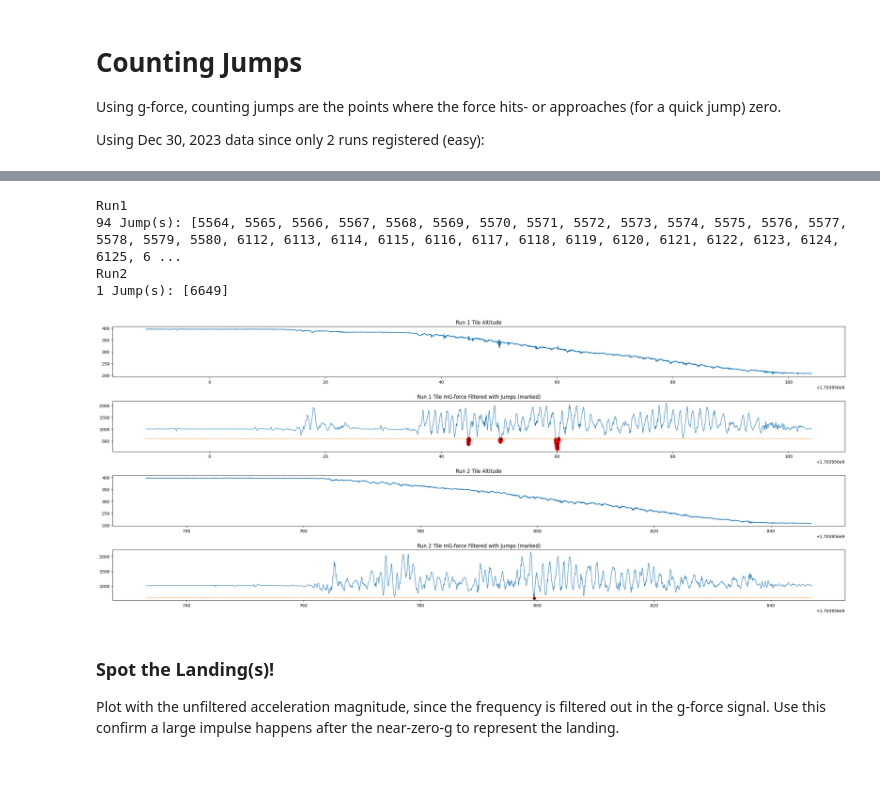
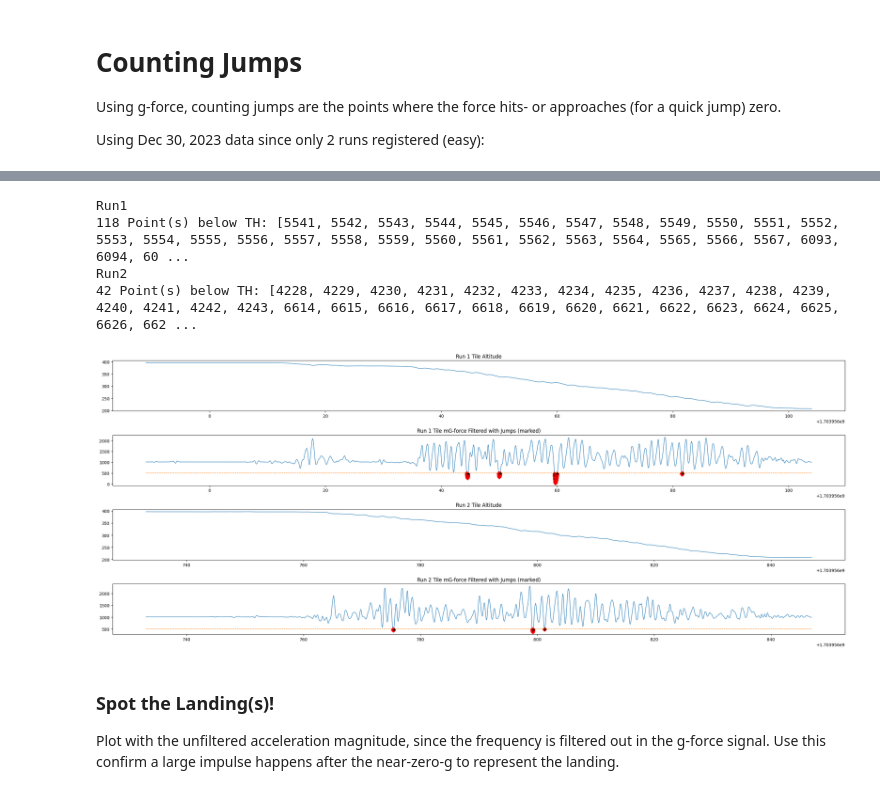
Before and after one commit to Nagillimi/Skiing-Logging, a Jupyter notebook: PROCESSING/algorithm_jump_identification.ipynb, the cells around one changed output, grey strips where cells are left out. Saved outputs shown, nothing was run; the diff lists cells and outputs as text; code cells hidden in the pictures.

Commit message:
full jump analysis, export logfile * fixed bugs * orientations -> Tile not TileTrack * logging across all TileTracks with the same file * better jump range search method with windowed std

```diff
--- a/PROCESSING/algorithm_jump_identification.ipynb
+++ b/PROCESSING/algorithm_jump_identification.ipynb
@@ -21,40 +37,40 @@ run2 = tile_2023_12_30_runs[1]
 Run count: 3
 # %%
-jump_mg_th = 600
+jump_mg_th = 500 # relatively high to trigger more data!
 
-run1_jumps = idxsUnderTH(run1.mG_lpf, jump_mg_th)
+run1_jumps = idxsUnderTH(run1.mG_lpf(), jump_mg_th)
 print('Run1')
-print(len(run1_jumps), 'Jump(s):', run1_jumps)
+print(len(run1_jumps), 'Point(s) below TH:', run1_jumps)
 
-run2_jumps = idxsUnderTH(run2.mG_lpf, jump_mg_th)
+run2_jumps = idxsUnderTH(run2.mG_lpf(), jump_mg_th)
 print('Run2')
-print(len(run2_jumps), 'Jump(s):', run2_jumps)
+print(len(run2_jumps), 'Point(s) below TH:', run2_jumps)
 # %% [output]
 Run1
-94 Jump(s): [5564, 5565, 5566, 5567, 5568, 5569, 5570, 5571, 5572, 5573, 5574, 5575, 5576, 5577, 5578, 5579, 5580, 6112, 6113, 6114, 6115, 6116, 6117, 6118, 6119, 6120, 6121, 6122, 6123, 6124, 6125, 6 ...
+118 Point(s) below TH: [5541, 5542, 5543, 5544, 5545, 5546, 5547, 5548, 5549, 5550, 5551, 5552, 5553, 5554, 5555, 5556, 5557, 5558, 5559, 5560, 5561, 5562, 5563, 5564, 5565, 5566, 5567, 6093, 6094, 60 ...
 Run2
-1 Jump(s): [6649]
+42 Point(s) below TH: [4228, 4229, 4230, 4231, 4232, 4233, 4234, 4235, 4236, 4237, 4238, 4239, 4240, 4241, 4242, 4243, 6614, 6615, 6616, 6617, 6618, 6619, 6620, 6621, 6622, 6623, 6624, 6625, 6626, 662 ...
 # %%
 plt.rc('lines', linewidth=1)
 _, ax = plt.subplots(4, figsize=(25, 10))
 ax[0].plot(run1.time, run1.corrected_alt)
 ax[0].set_title('Run 1 Tile Altitude', wrap=True)
 
-ax[1].plot(run1.time, run1.mG_lpf, '-D', markevery=run1_jumps, mfc='k', mec='red')
-ax[1].plot(run1.time, [jump_mg_th for _ in run1.mG_lpf], '--')
+ax[1].plot(run1.time, run1.mG_lpf(), '-D', markevery=run1_jumps, mfc='k', mec='red')
+ax[1].plot(run1.time, [jump_mg_th for _ in run1.mG_lpf()], '--')
 ax[1].set_title('Run 1 Tile mG-force Filtered with Jumps (marked)', wrap=True)
 
 ax[2].plot(run2.time, run2.corrected_alt)
 ax[2].set_title('Run 2 Tile Altitude', wrap=True)
 
-ax[3].plot(run2.time, run2.mG_lpf, '-D', markevery=run2_jumps, mfc='k', mec='red')
-ax[3].plot(run2.time, [jump_mg_th for _ in run2.mG_lpf], '--')
+ax[3].plot(run2.time, run2.mG_lpf(), '-D', markevery=run2_jumps, mfc='k', mec='red')
+ax[3].plot(run2.time, [jump_mg_th for _ in run2.mG_lpf()], '--')
 ax[3].set_title('Run 2 Tile mG-force Filtered with Jumps (marked)', wrap=True)
 
 plt.tight_layout()
 plt.show()
 # %% [output]
-[figure, old version]
+[figure, new version]
 # %% [markdown]
 ### Spot the Landing(s)!
 
```
Also changed, not shown: parts of 9 cells of this notebook, 13 other files.
